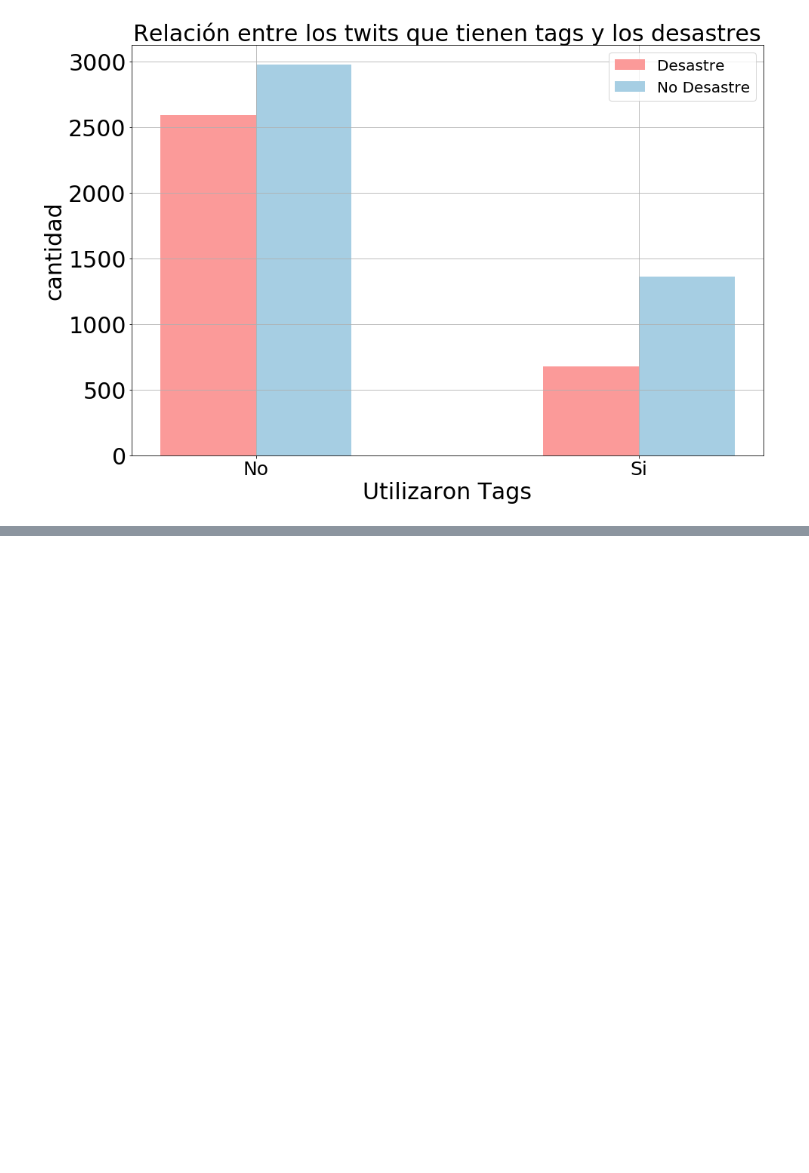
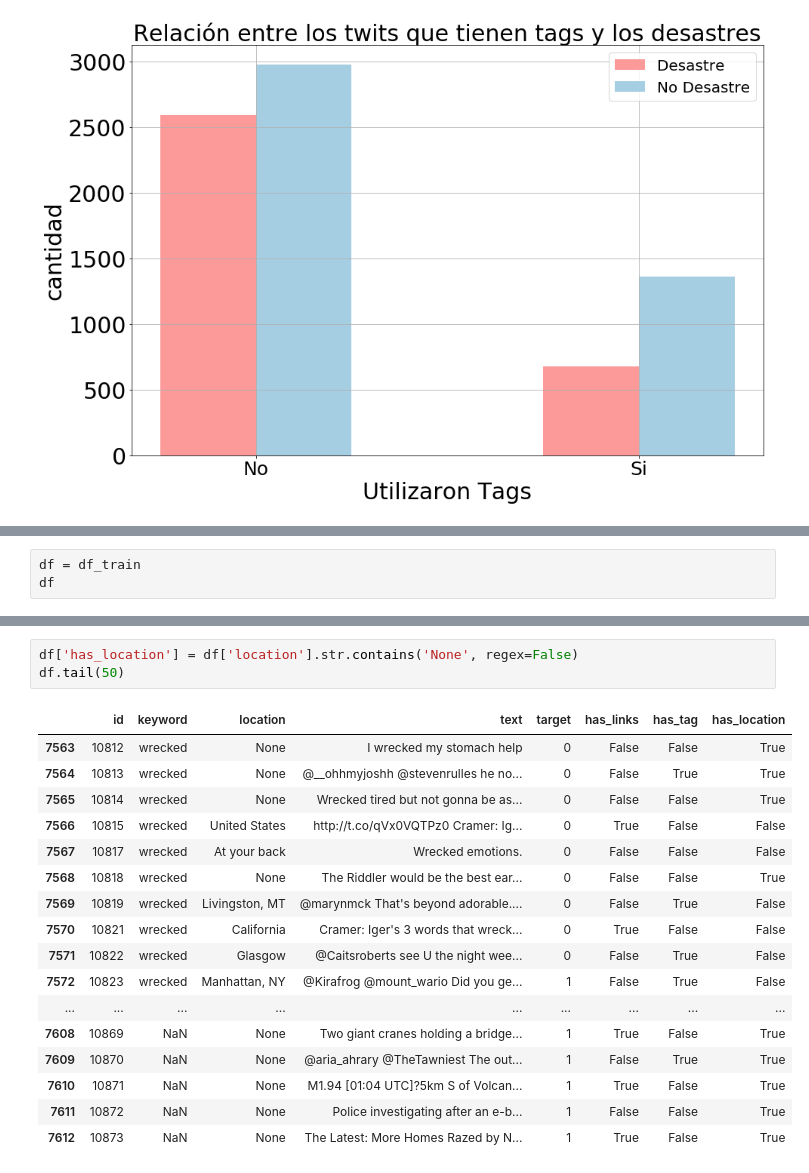
Before and after one commit to FranciscoGauna/TP1-Datos, a Jupyter notebook: Analisis-Joaquin.ipynb, the cells around one changed output, grey strips where cells are left out. Saved outputs shown, nothing was run; the diff lists cells and outputs as text; blank space fills up the shorter version.

```diff
--- a/Analisis-Joaquin.ipynb
+++ b/Analisis-Joaquin.ipynb
@@ -154,0 +161,3 @@ plt.show()
+# %%
+df = df_train
+df
@@ -154,0 +195,21 @@ plt.show()
+# %%
+df['has_location'] = df['location'].str.contains('None', regex=False)
+df.tail(50)
+# %% [output]
+|  | id | keyword | location | text | target | has_links | has_tag | has_location |
+| 7563 | 10812 | wrecked | None | I wrecked my stomach help | 0 | False | False | True |
+| 7564 | 10813 | wrecked | None | @__ohhmyjoshh @stevenrulles he no... | 0 | False | True | True |
+| 7565 | 10814 | wrecked | None | Wrecked tired but not gonna be as... | 0 | False | False | True |
+| 7566 | 10815 | wrecked | United States | http://t.co/qVx0VQTPz0 Cramer: Ig... | 0 | True | False | False |
+| 7567 | 10817 | wrecked | At your back | Wrecked emotions. | 0 | False | False | False |
+| 7568 | 10818 | wrecked | None | The Riddler would be the best ear... | 0 | False | False | True |
+| 7569 | 10819 | wrecked | Livingston, MT | @marynmck That's beyond adorable.... | 0 | False | True | False |
+| 7570 | 10821 | wrecked | California | Cramer: Iger's 3 words that wreck... | 0 | True | False | False |
+| 7571 | 10822 | wrecked | Glasgow | @Caitsroberts see U the night wee... | 0 | False | True | False |
+| 7572 | 10823 | wrecked | Manhattan, NY | @Kirafrog @mount_wario Did you ge... | 1 | False | True | False |
+| ... | ... | ... | ... | ... | ... | ... | ... | ... |
+| 7608 | 10869 | NaN | None | Two giant cranes holding a bridge... | 1 | True | False | True |
+| 7609 | 10870 | NaN | None | @aria_ahrary @TheTawniest The out... | 1 | False | True | True |
+| 7610 | 10871 | NaN | None | M1.94 [01:04 UTC]?5km S of Volcan... | 1 | True | False | True |
+| 7611 | 10872 | NaN | None | Police investigating after an e-b... | 1 | False | False | True |
+| 7612 | 10873 | NaN | None | The Latest: More Homes Razed by N... | 1 | True | False | True |
```
Also changed, not shown: parts of 8 cells of this notebook.
